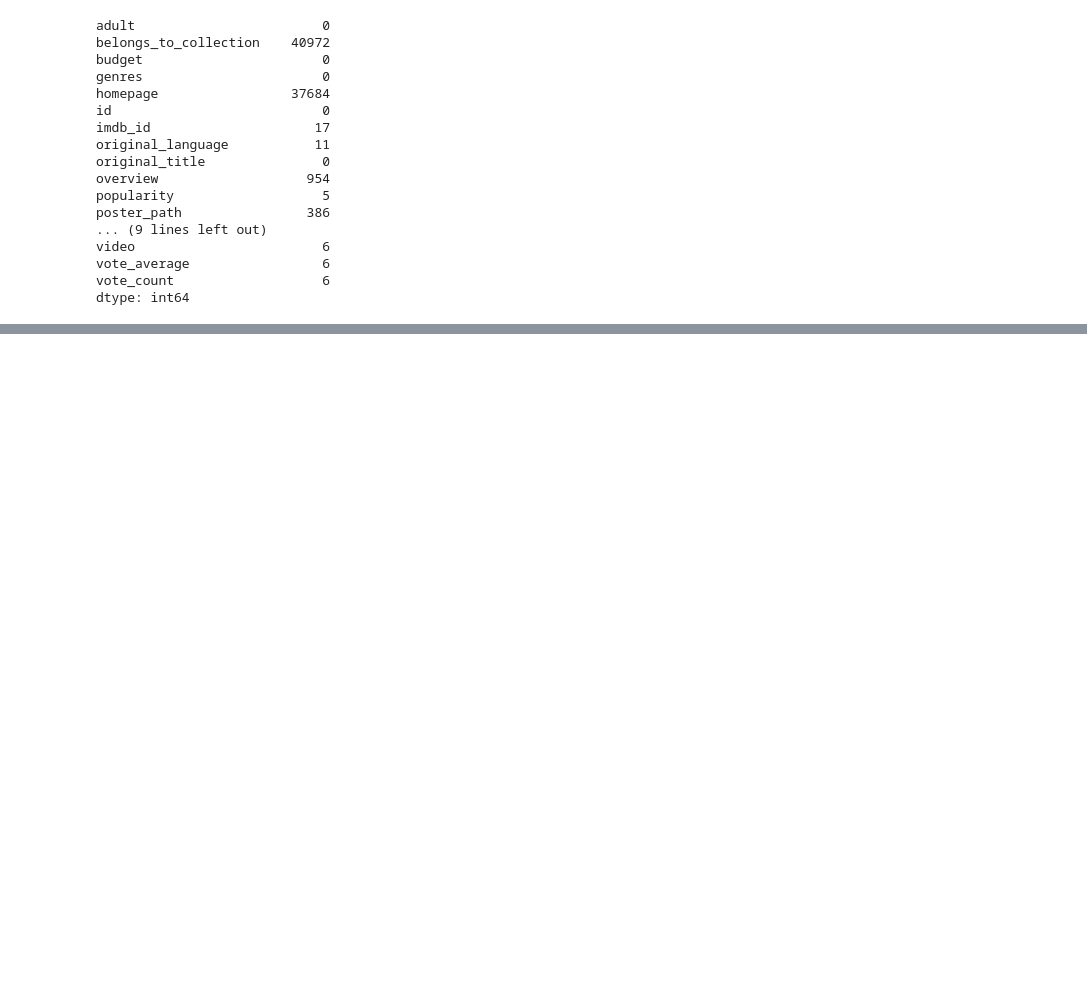
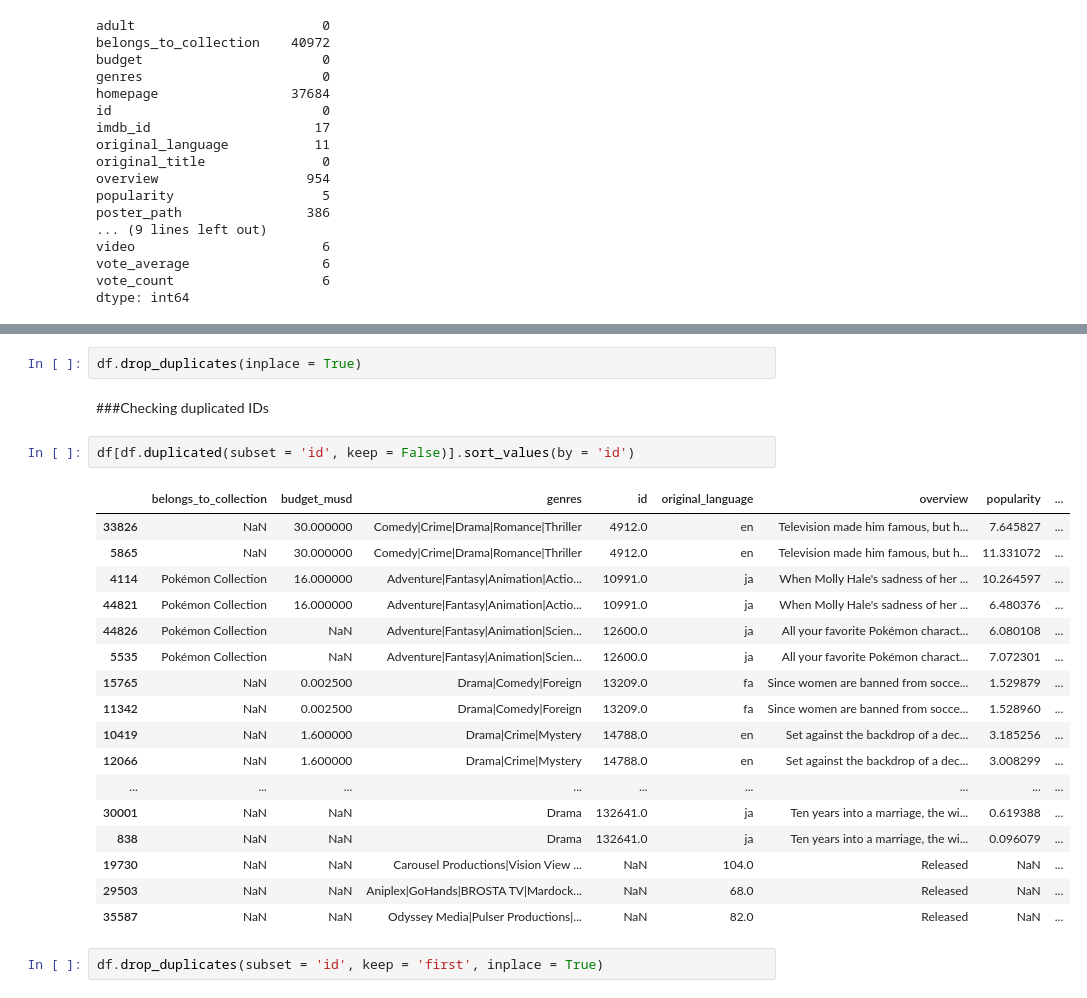
Before and after one commit to leadeeerq/data-science, a Jupyter notebook: 230227_DataCleaningIdentifyingHiddenMissingValues.ipynb, the cells around one changed output, grey strips where cells are left out. Drawn from its saved outputs; the diff is of its cells as text; blank space fills up the shorter version.

```diff
--- a/230227_DataCleaningIdentifyingHiddenMissingValues.ipynb
+++ b/230227_DataCleaningIdentifyingHiddenMissingValues.ipynb
@@ -328,0 +620,26 @@ dtype: int64
+# %%
+df.drop_duplicates(inplace = True)
+# %% [markdown]
+###Checking duplicated IDs
+# %%
+df[df.duplicated(subset = 'id', keep = False)].sort_values(by = 'id')
+# %% [output]
+|  | belongs_to_collection | budget_musd | genres | id | original_language | overview | popularity | ... |
+| 33826 | NaN | 30.000000 | Comedy|Crime|Drama|Romance|Thriller | 4912.0 | en | Television made him famous, but h... | 7.645827 | ... |
+| 5865 | NaN | 30.000000 | Comedy|Crime|Drama|Romance|Thriller | 4912.0 | en | Television made him famous, but h... | 11.331072 | ... |
+| 4114 | Pokémon Collection | 16.000000 | Adventure|Fantasy|Animation|Actio... | 10991.0 | ja | When Molly Hale's sadness of her ... | 10.264597 | ... |
+| 44821 | Pokémon Collection | 16.000000 | Adventure|Fantasy|Animation|Actio... | 10991.0 | ja | When Molly Hale's sadness of her ... | 6.480376 | ... |
+| 44826 | Pokémon Collection | NaN | Adventure|Fantasy|Animation|Scien... | 12600.0 | ja | All your favorite Pokémon charact... | 6.080108 | ... |
+| 5535 | Pokémon Collection | NaN | Adventure|Fantasy|Animation|Scien... | 12600.0 | ja | All your favorite Pokémon charact... | 7.072301 | ... |
+| 15765 | NaN | 0.002500 | Drama|Comedy|Foreign | 13209.0 | fa | Since women are banned from socce... | 1.529879 | ... |
+| 11342 | NaN | 0.002500 | Drama|Comedy|Foreign | 13209.0 | fa | Since women are banned from socce... | 1.528960 | ... |
+| 10419 | NaN | 1.600000 | Drama|Crime|Mystery | 14788.0 | en | Set against the backdrop of a dec... | 3.185256 | ... |
+| 12066 | NaN | 1.600000 | Drama|Crime|Mystery | 14788.0 | en | Set against the backdrop of a dec... | 3.008299 | ... |
+| ... | ... | ... | ... | ... | ... | ... | ... | ... |
+| 30001 | NaN | NaN | Drama | 132641.0 | ja | Ten years into a marriage, the wi... | 0.619388 | ... |
+| 838 | NaN | NaN | Drama | 132641.0 | ja | Ten years into a marriage, the wi... | 0.096079 | ... |
+| 19730 | NaN | NaN | Carousel Productions|Vision View ... | NaN | 104.0 | Released | NaN | ... |
+| 29503 | NaN | NaN | Aniplex|GoHands|BROSTA TV|Mardock... | NaN | 68.0 | Released | NaN | ... |
+| 35587 | NaN | NaN | Odyssey Media|Pulser Productions|... | NaN | 82.0 | Released | NaN | ... |
+# %%
+df.drop_duplicates(subset = 'id', keep = 'first', inplace = True)
```
Also changed, not shown: parts of 77 cells of this notebook.
